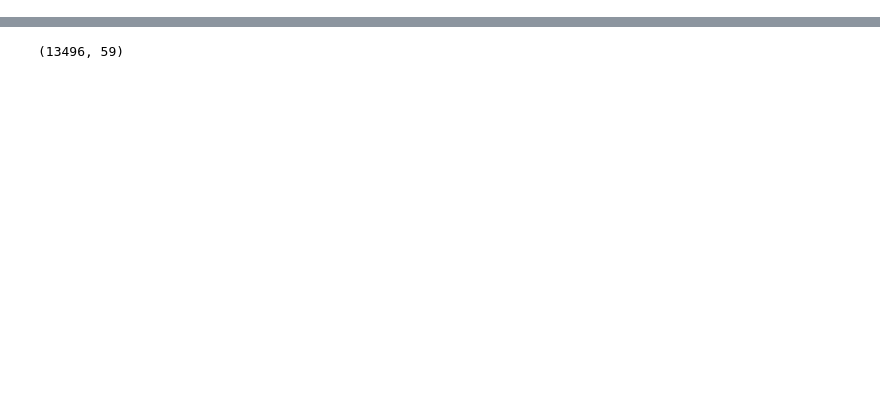
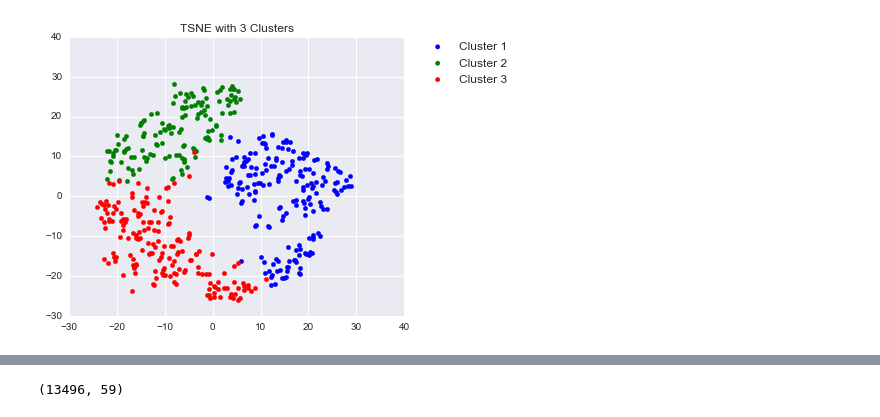
Before and after one commit to neb330/BlackHoles, a Jupyter notebook: Kmeans.ipynb, the cells around one changed output, grey strips where cells are left out. Saved outputs shown, nothing was run; the diff lists cells and outputs as text; code cells hidden in the pictures; blank space fills up the shorter version.

```diff
--- a/Kmeans.ipynb
+++ b/Kmeans.ipynb
@@ -14,0 +105,4 @@ import astropy.io.fits as fits
+# %%
+indexes = cluster(3, outputs)
+# %% [output]
+[figure, added]
```
Also changed, not shown: parts of 38 cells of this notebook.
